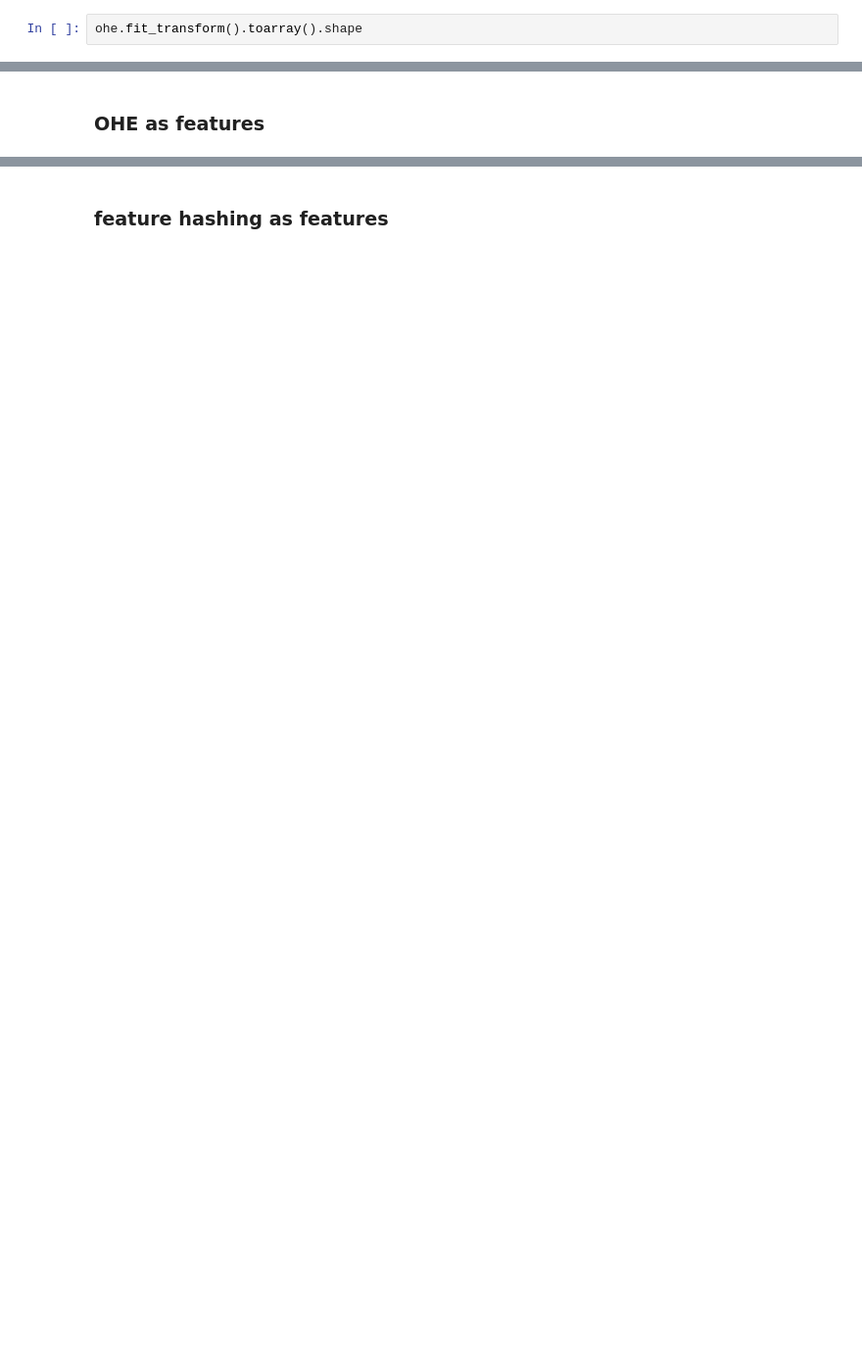
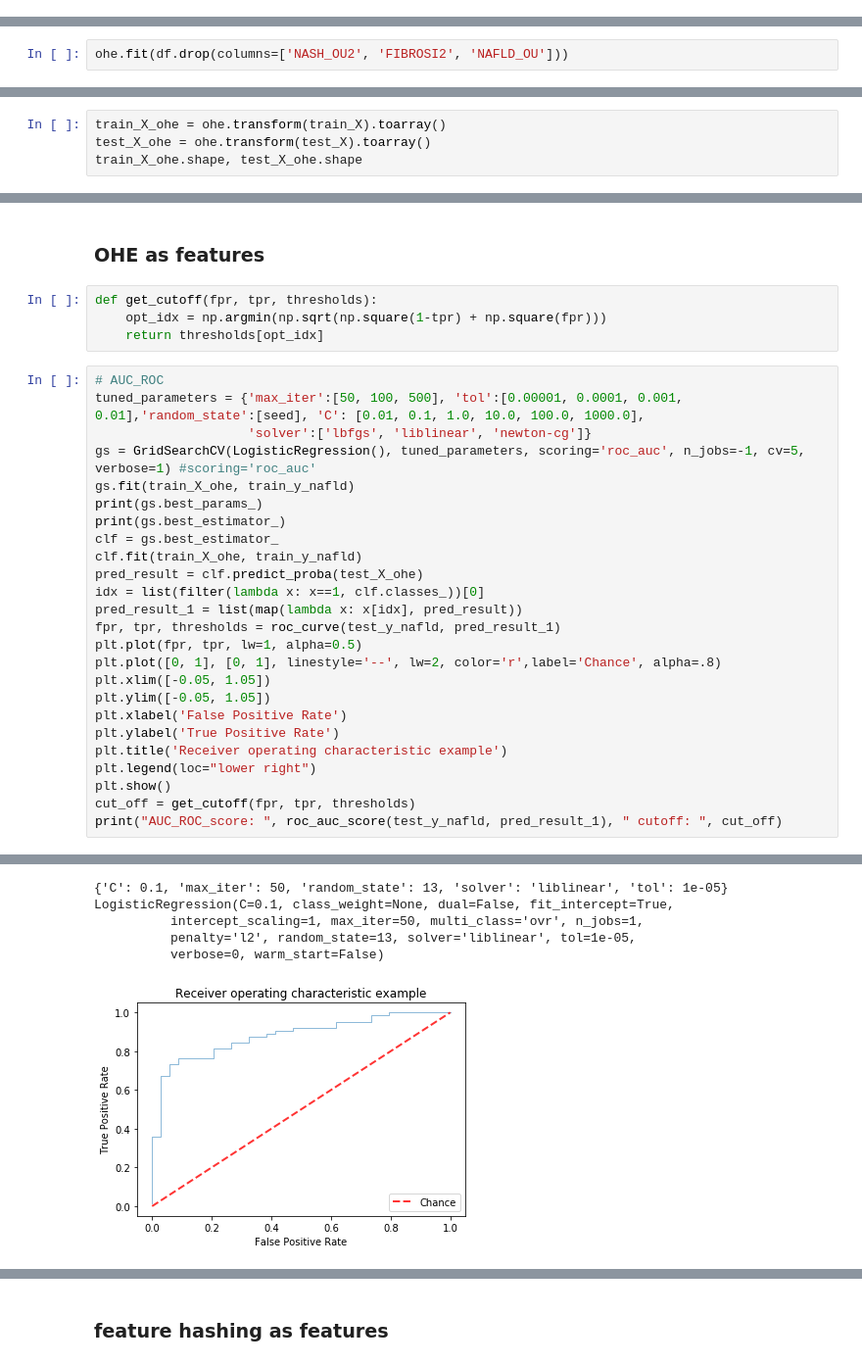
Before and after one commit to mayinghan/NAFLD, a Jupyter notebook: data_analysis.ipynb, the cells around one changed output, grey strips where cells are left out. Shown at 98% size. Cells and saved outputs as stored; diff of their text form; blank space fills up the shorter version.

Commit message:
LR_OHE_ expr results update

```diff
--- a/data_analysis.ipynb
+++ b/data_analysis.ipynb
@@ -76,5 +78,3 @@ test_X.shape, test_y_nafld.shape
 # %%
 from sklearn.preprocessing import OneHotEncoder
 ohe = OneHotEncoder()
-# %%
-ohe.fit_transform().toarray().shape
@@ -82,0 +81,2 @@ ohe.fit_transform().toarray().shape
+# %%
+ohe.fit(df.drop(columns=['NASH_OU2', 'FIBROSI2', 'NAFLD_OU']))
@@ -82,0 +86,4 @@ ohe.fit_transform().toarray().shape
+# %%
+train_X_ohe = ohe.transform(train_X).toarray()
+test_X_ohe = ohe.transform(test_X).toarray()
+train_X_ohe.shape, test_X_ohe.shape
@@ -100,2 +118,32 @@ from sklearn.metrics import roc_auc_score, roc_curve, f1_score, precision_recall
 # %% [markdown]
 ###  OHE as features
+# %%
+def get_cutoff(fpr, tpr, thresholds):
+    opt_idx = np.argmin(np.sqrt(np.square(1-tpr) + np.square(fpr)))
+    return thresholds[opt_idx]
+# %%
+# AUC_ROC
+tuned_parameters = {'max_iter':[50, 100, 500], 'tol':[0.00001, 0.0001, 0.001, 0.01],'random_state':[seed], 'C': [0.01, 0.1, 1.0, 10.0, 100.0, 1000.0],
+                    'solver':['lbfgs', 'liblinear', 'newton-cg']}
+gs = GridSearchCV(LogisticRegression(), tuned_parameters, scoring='roc_auc', n_jobs=-1, cv=5, verbose=1) #scoring='roc_auc'
+gs.fit(train_X_ohe, train_y_nafld)
+print(gs.best_params_)
+print(gs.best_estimator_)
+clf = gs.best_estimator_
+clf.fit(train_X_ohe, train_y_nafld)
+pred_result = clf.predict_proba(test_X_ohe)
+idx = list(filter(lambda x: x==1, clf.classes_))[0]
+pred_result_1 = list(map(lambda x: x[idx], pred_result))
+fpr, tpr, thresholds = roc_curve(test_y_nafld, pred_result_1)
+plt.plot(fpr, tpr, lw=1, alpha=0.5)
+plt.plot([0, 1], [0, 1], linestyle='--', lw=2, color='r',label='Chance', alpha=.8)
+plt.xlim([-0.05, 1.05])
+plt.ylim([-0.05, 1.05])
+plt.xlabel('False Positive Rate')
+plt.ylabel('True Positive Rate')
+plt.title('Receiver operating characteristic example')
+plt.legend(loc="lower right")
+plt.show()
+cut_off = get_cutoff(fpr, tpr, thresholds)
+print("AUC_ROC_score: ", roc_auc_score(test_y_nafld, pred_result_1), " cutoff: ", cut_off)
+# %% [output]
@@ -101,0 +153,6 @@ from sklearn.metrics import roc_auc_score, roc_curve, f1_score, precision_recall
+{'C': 0.1, 'max_iter': 50, 'random_state': 13, 'solver': 'liblinear', 'tol': 1e-05}
+LogisticRegression(C=0.1, class_weight=None, dual=False, fit_intercept=True,
+          intercept_scaling=1, max_iter=50, multi_class='ovr', n_jobs=1,
+          penalty='l2', random_state=13, solver='liblinear', tol=1e-05,
+          verbose=0, warm_start=False)
+[figure, added]
```
Also changed, not shown: parts of 23 cells of this notebook.
